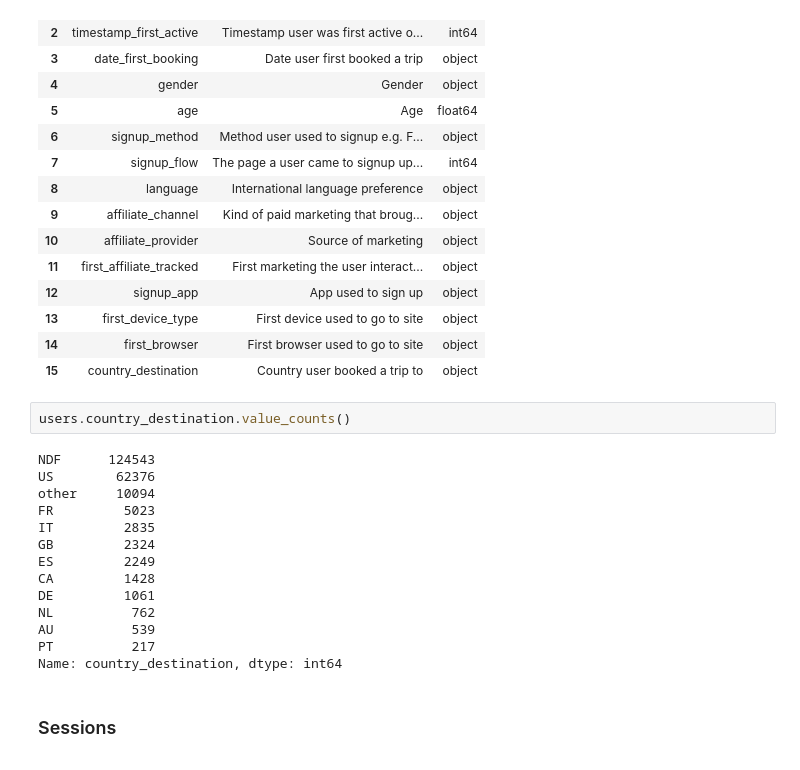
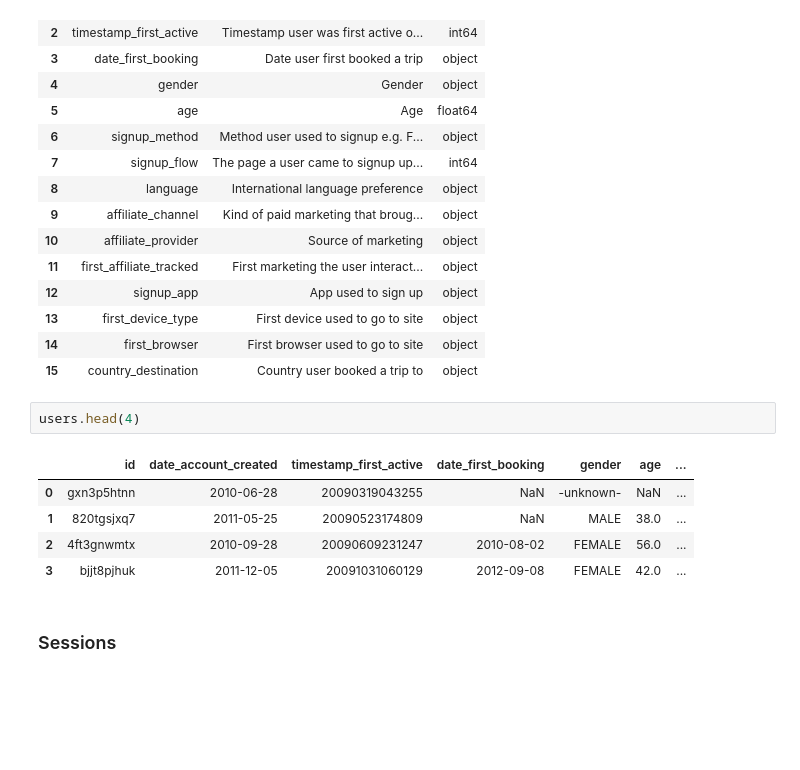
Before and after one commit to TJBANEY/Springboard-Code, a Jupyter notebook: Capstone 1 Data Wrangling.ipynb, the cells around one changed output. Cells and saved outputs as stored; diff of their text form; blank space fills up the shorter version.

```diff
--- a/Capstone 1 Data Wrangling.ipynb
+++ b/Capstone 1 Data Wrangling.ipynb
@@ -162,22 +161,14 @@ users_dict
 | 13 | first_device_type | First device used to go to site | object |
 | 14 | first_browser | First browser used to go to site | object |
 | 15 | country_destination | Country user booked a trip to | object |
-# %%
-users.country_destination.value_counts()
-# %% [output]
-NDF      124543
-US        62376
-other     10094
-FR         5023
-IT         2835
-GB         2324
-ES         2249
-CA         1428
-DE         1061
-NL          762
-AU          539
-PT          217
-Name: country_destination, dtype: int64
+# %%
+users.head(4)
+# %% [output]
+|  | id | date_account_created | timestamp_first_active | date_first_booking | gender | age | ... |
+| 0 | gxn3p5htnn | 2010-06-28 | 20090319043255 | NaN | -unknown- | NaN | ... |
+| 1 | 820tgsjxq7 | 2011-05-25 | 20090523174809 | NaN | MALE | 38.0 | ... |
+| 2 | 4ft3gnwmtx | 2010-09-28 | 20090609231247 | 2010-08-02 | FEMALE | 56.0 | ... |
+| 3 | bjjt8pjhuk | 2011-12-05 | 20091031060129 | 2012-09-08 | FEMALE | 42.0 | ... |
 # %% [markdown]
 ### <p id="sessions">Sessions</p>
 # %%
```
Also changed, not shown: parts of 17 cells of this notebook, 7 other files.
